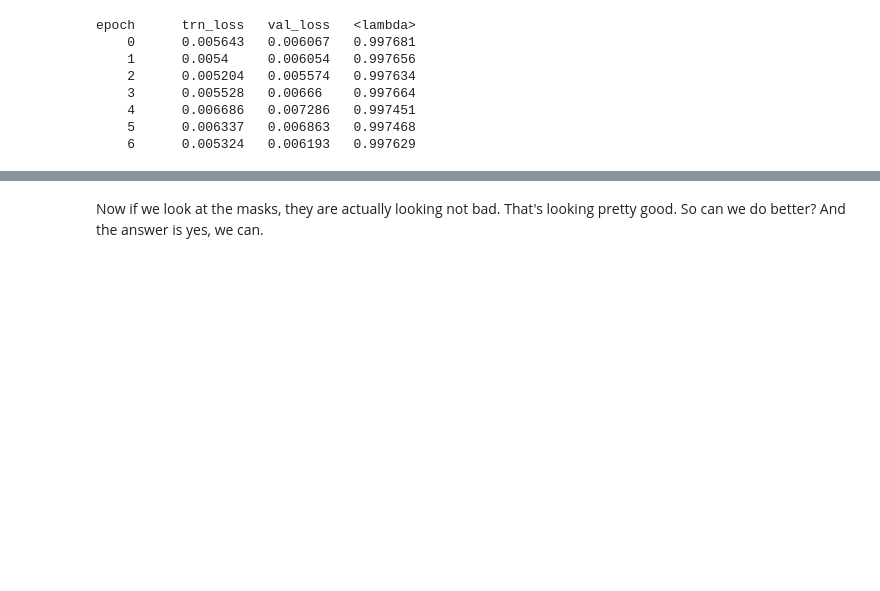
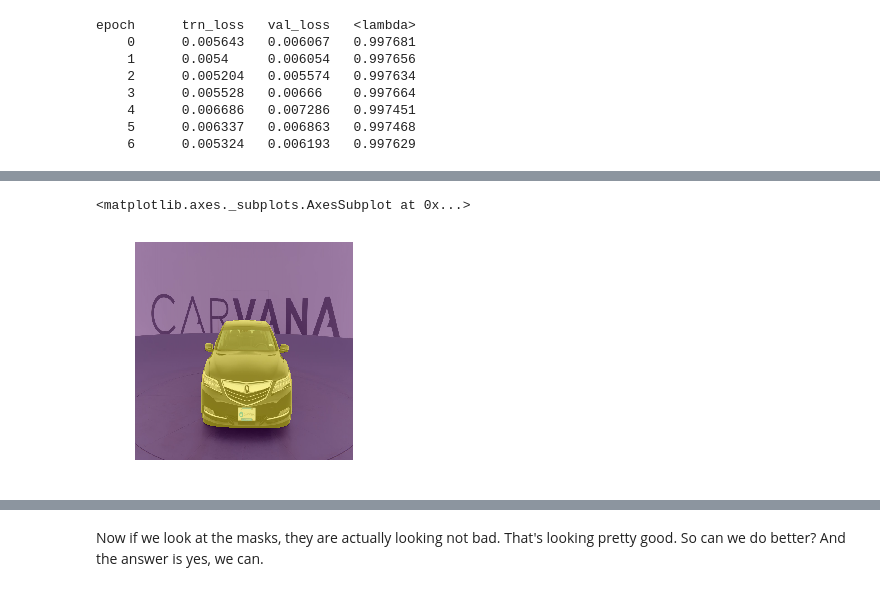
Before and after one commit to Sundragon1993/fastai, a Jupyter notebook: courses/dl2/carvana.ipynb, the cells around one changed output, grey strips where cells are left out. Cells and saved outputs as stored; diff of their text form; code cells hidden in the pictures; blank space fills up the shorter version.

```diff
--- a/courses/dl2/carvana.ipynb
+++ b/courses/dl2/carvana.ipynb
@@ -728,3 +817,7 @@ show_img(py[0][0] > 0, ax=ax, alpha=0.5)
 # %%
 ax = show_img(denorm(x)[0])
-show_img(y[0, ..., -1], ax=ax, alpha=0.5)
+# show_img(y[0,...,-1], ax=ax, alpha=0.5) # this line give error "Invalid dimensions for image data". fix in the next line.
+show_img(y[0], ax=ax, alpha=0.5)
+# %% [output]
+<matplotlib.axes._subplots.AxesSubplot at 0x...>
+[figure, added]
```
Also changed, not shown: parts of 33 cells of this notebook.
